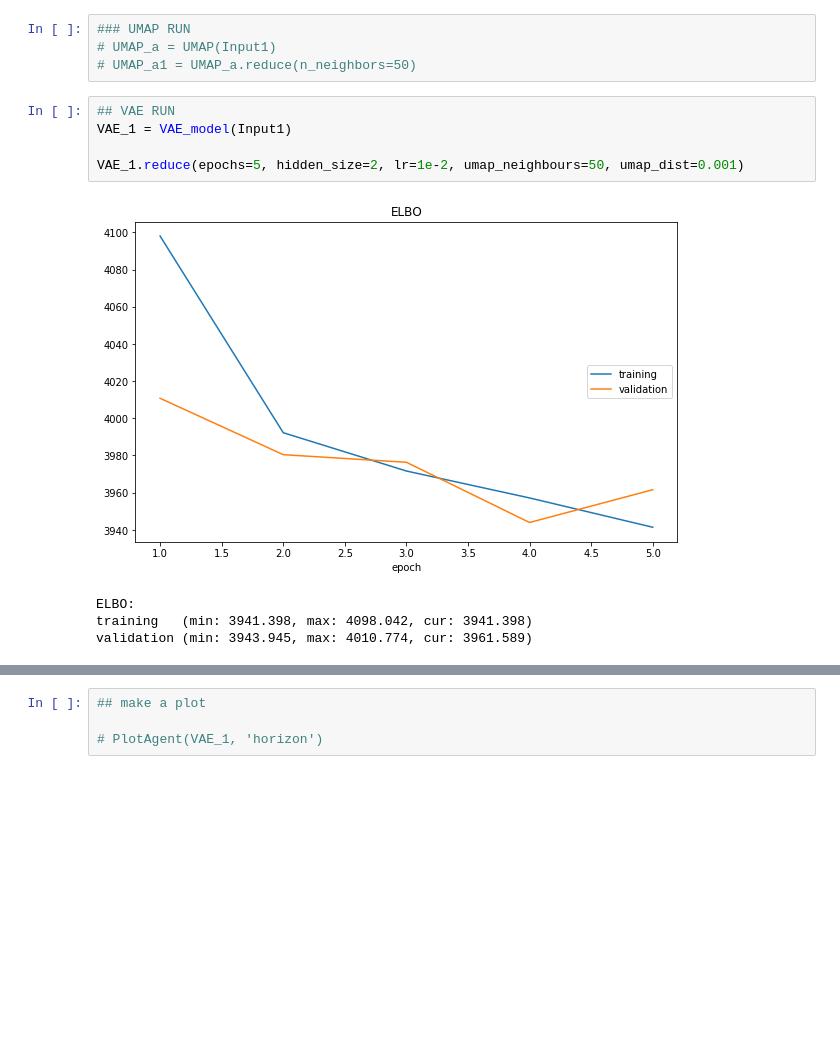
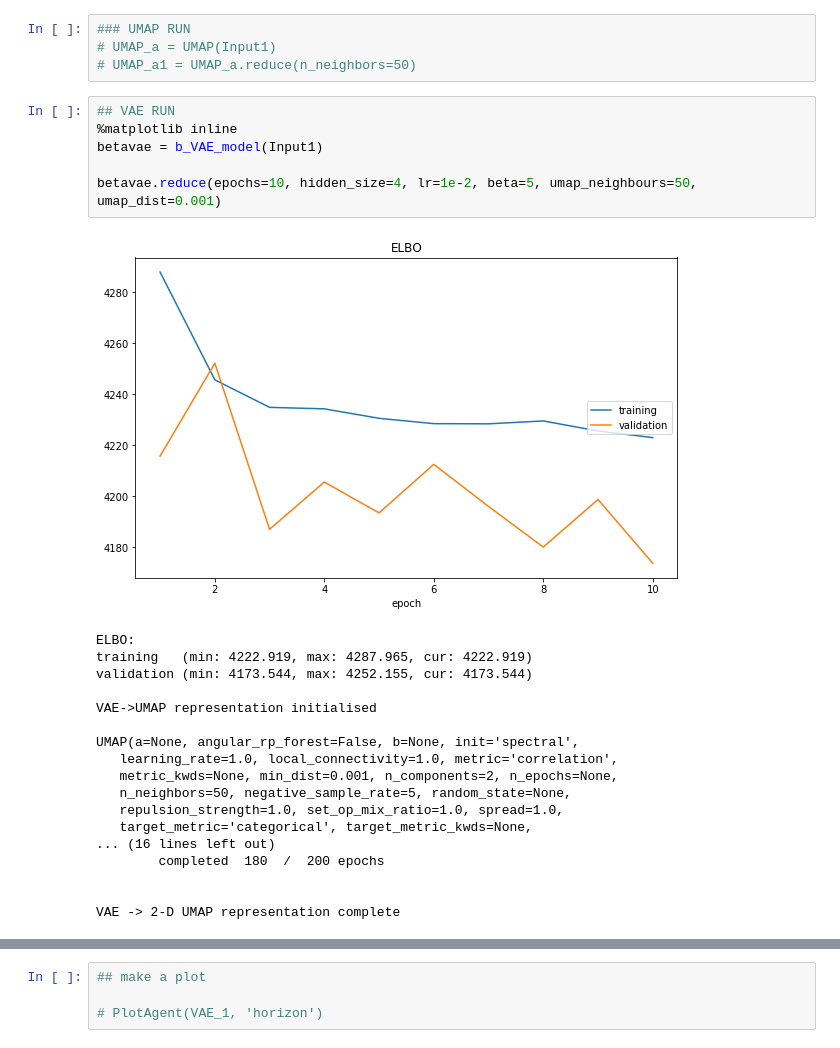
Before and after one commit to msc-acse/acse-9-independent-research-project-coush001, a Jupyter notebook: Prototype_NoteBook_2.0.ipynb, the cells around one changed output, grey strips where cells are left out. Drawn from its saved outputs; the diff is of its cells as text; blank space fills up the shorter version.

```diff
--- a/Prototype_NoteBook_2.0.ipynb
+++ b/Prototype_NoteBook_2.0.ipynb
@@ -601,12 +937,27 @@ Processor has made an output with shape:  (25351, 2, 64)
 # UMAP_a1 = UMAP_a.reduce(n_neighbors=50)
 # %%
 ## VAE RUN
-VAE_1 = VAE_model(Input1)
+%matplotlib inline
+betavae = b_VAE_model(Input1)
 
-VAE_1.reduce(epochs=5, hidden_size=2, lr=1e-2, umap_neighbours=50, umap_dist=0.001)
+betavae.reduce(epochs=10, hidden_size=4, lr=1e-2, beta=5, umap_neighbours=50, umap_dist=0.001)
 # %% [output]
-[figure, old version]
+[figure, new version]
 ELBO:
-training   (min: 3941.398, max: 4098.042, cur: 3941.398)
-validation (min: 3943.945, max: 4010.774, cur: 3961.589)
+training   (min: 4222.919, max: 4287.965, cur: 4222.919)
+validation (min: 4173.544, max: 4252.155, cur: 4173.544)
+
+VAE->UMAP representation initialised
+
+UMAP(a=None, angular_rp_forest=False, b=None, init='spectral',
+   learning_rate=1.0, local_connectivity=1.0, metric='correlation',
+   metric_kwds=None, min_dist=0.001, n_components=2, n_epochs=None,
+   n_neighbors=50, negative_sample_rate=5, random_state=None,
+   repulsion_strength=1.0, set_op_mix_ratio=1.0, spread=1.0,
+   target_metric='categorical', target_metric_kwds=None,
+... (16 lines left out)
+        completed  180  /  200 epochs
+
+
+VAE -> 2-D UMAP representation complete
 # %%
```
Also changed, not shown: parts of 7 cells of this notebook, 4 other files.
